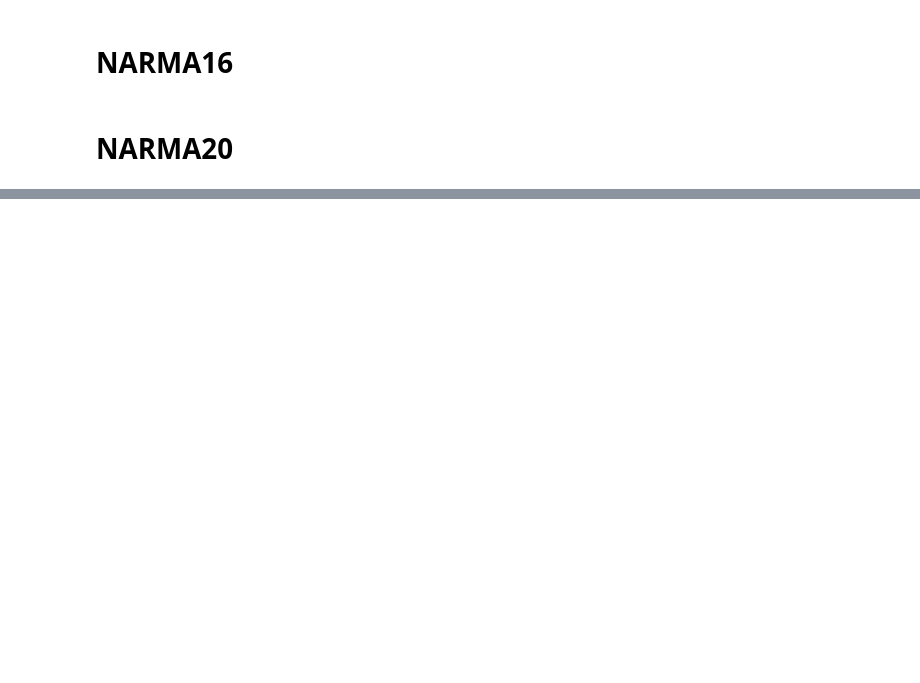
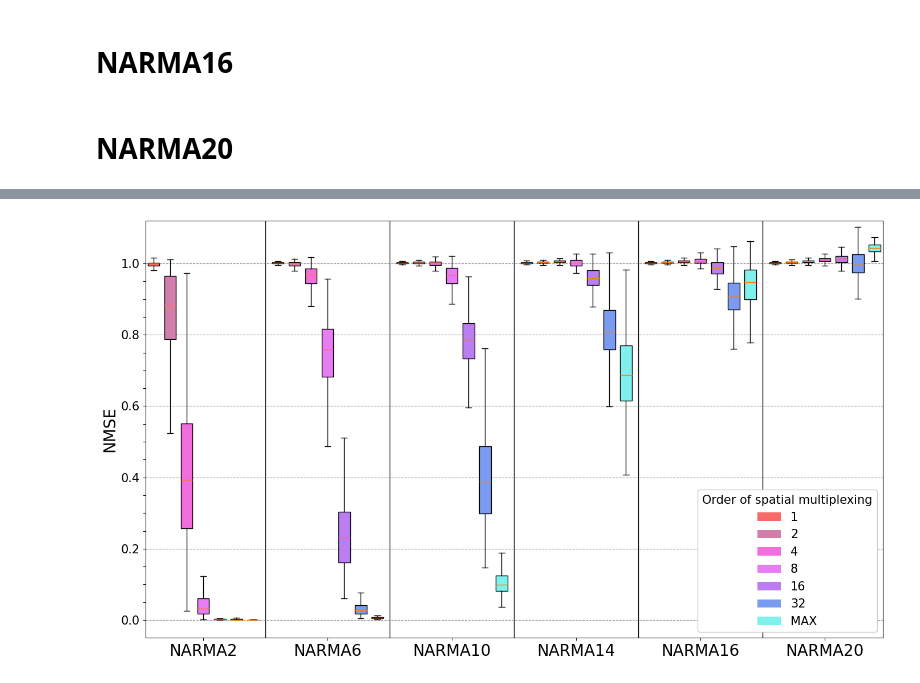
Before and after one commit to JohannesAnnala/EchoStateNetwork-and-NARMA, a Jupyter notebook: classical.ipynb, the cells around one changed output, grey strips where cells are left out. Saved outputs shown, nothing was run; the diff lists cells and outputs as text; code cells hidden in the pictures; blank space fills up the shorter version.

```diff
--- a/classical.ipynb
+++ b/classical.ipynb
@@ -446,0 +499,20 @@ finish_row(narma_filepath)
+# %%
+data1 = np.genfromtxt('reservoir_narma_nmse/narma2_nmse.csv', delimiter=';')
+data2 = np.genfromtxt('reservoir_narma_nmse/narma6_nmse.csv', delimiter=';')
+data3 = np.genfromtxt('reservoir_narma_nmse/narma10_nmse.csv', delimiter=';')
+data4 = np.genfromtxt('reservoir_narma_nmse/narma14_nmse.csv', delimiter=';')
+data5 = np.genfromtxt('reservoir_narma_nmse/narma16_nmse.csv', delimiter=';')
+data6 = np.genfromtxt('reservoir_narma_nmse/narma20_nmse.csv', delimiter=';')
+
+data = np.append(data1,data2,axis=0)
+data = np.append(data,data3,axis=0)
+data = np.append(data,data4,axis=0)
+data = np.append(data,data5,axis=0)
+data = np.append(data,data6,axis=0)
+data = list(data[:,:-1])
+# %%
+jops = data6[:,:-1]
+
+for i, luvut in enumerate(jops):
+    print(i)
+    print(luvut[luvut > 1.5])
@@ -446,0 +536,74 @@ finish_row(narma_filepath)
+# %%
+from matplotlib.patches import Patch
+
+# ----- fake data (6 groups x 7 boxplots) -----
+#n_NARMA_tasks = 6
+#n_models = 7
+groups = 6
+boxes_per_group = 7
+#data = [np.random.rand(500) for _ in range(groups * boxes_per_group)]
+
+# ----- compute positions -----
+gap = 0.5  # space between groups
+positions = []
+group_centers = []
+
+for g in range(groups):
+    start = g * (boxes_per_group + gap)
+    pos = list(np.arange(start + 1, start + boxes_per_group + 1))
+    positions.extend(pos)
+    group_centers.append(np.mean(pos))
+
+# ----- plot -----
+fig, ax = plt.subplots(figsize=(14,8))
+
+bp = ax.boxplot(data, positions=positions, showfliers=False, widths=0.7, patch_artist=True)
+
+# colors for the 7 box indices
+colors = [
+    "#f66a6a",
+    "#d27eab",
+    "#f26dde",
+    "#e77cf3",
+    "#ba7df2",
+    "#7a9bef",
+    "#7ff0ec"
+]
+
+# color boxes
+for i, box in enumerate(bp['boxes']):
+    color = colors[i % boxes_per_group]
+    box.set_facecolor(color)
+
+# ----- group separator lines -----
+for g in range(1, groups):
+    x = g * (boxes_per_group + gap)+gap/2
+    ax.axvline(x, color='black', linewidth=1, zorder= 0)
+
+ax.tick_params(axis='y', labelsize=15)
+ax.tick_params(axis='x', labelsize=20)
+# ----- x-axis group labels -----
+ax.set_xticks(group_centers)
+ax.set_xticklabels(['NARMA2', 'NARMA6', 'NARMA10', 'NARMA14', 'NARMA16', 'NARMA20'])
+ax.set_ylabel('NMSE', fontsize = 20)
+# ----- y-axis ticks -----
+ax.set_yticks(np.arange(0, 1.05, 0.05))
+ax.set_yticklabels([f"{y:.1f}" if y*100 % 20 < 1e-6 else "" for y in np.arange(0, 1.05, 0.05)])
+
+# ----- horizontal lines at 0.20 intervals -----
+for yline in np.arange(0, 1.05, 0.20):
+    ax.axhline(yline, c='gray', linestyle='--', linewidth=0.8, zorder = 0)
+
+ax.set_ylim(-0.05,1.12)
+
+legend_labels = ['1', '2', '4', '8', '16', '32', 'MAX']
+legend_handles = [Patch(facecolor=colors[i], label=legend_labels[i])
+                  for i in range(boxes_per_group)]
+
+ax.legend(handles=legend_handles, title="Order of spatial multiplexing", title_fontsize=15, fontsize = 15, framealpha = 1)
+
+plt.tight_layout()
+plt.savefig('ESN_NARMA_results.png', bbox_inches='tight')
+plt.show()
+# %% [output]
+[figure, added]
```
Also changed, not shown: parts of 17 cells of this notebook, 9 other files.
